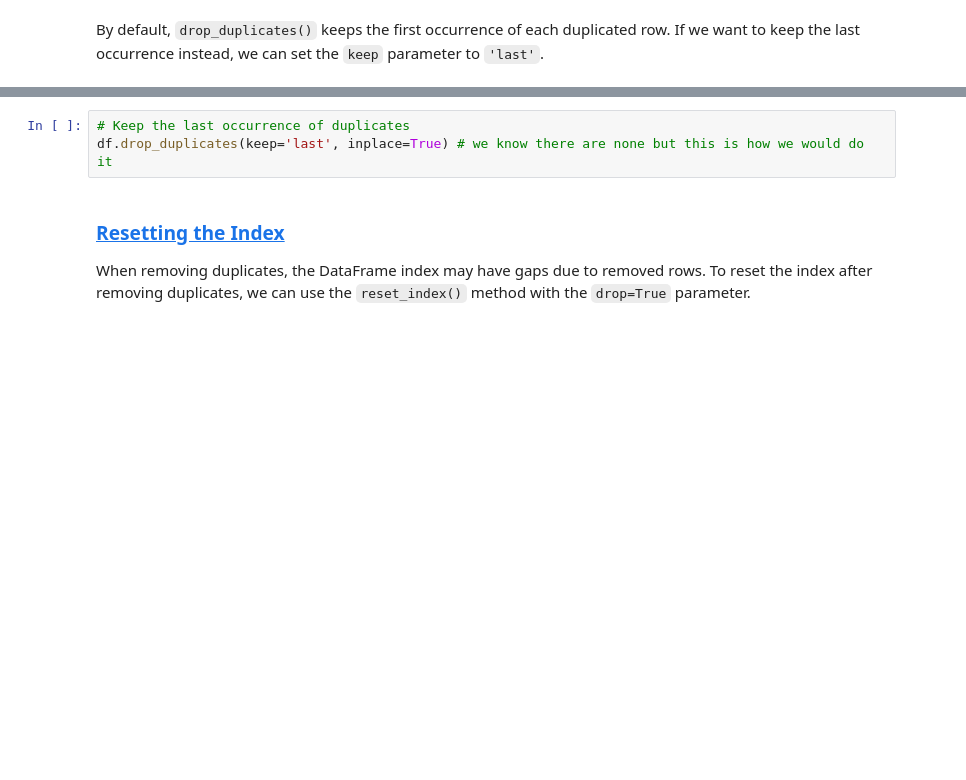
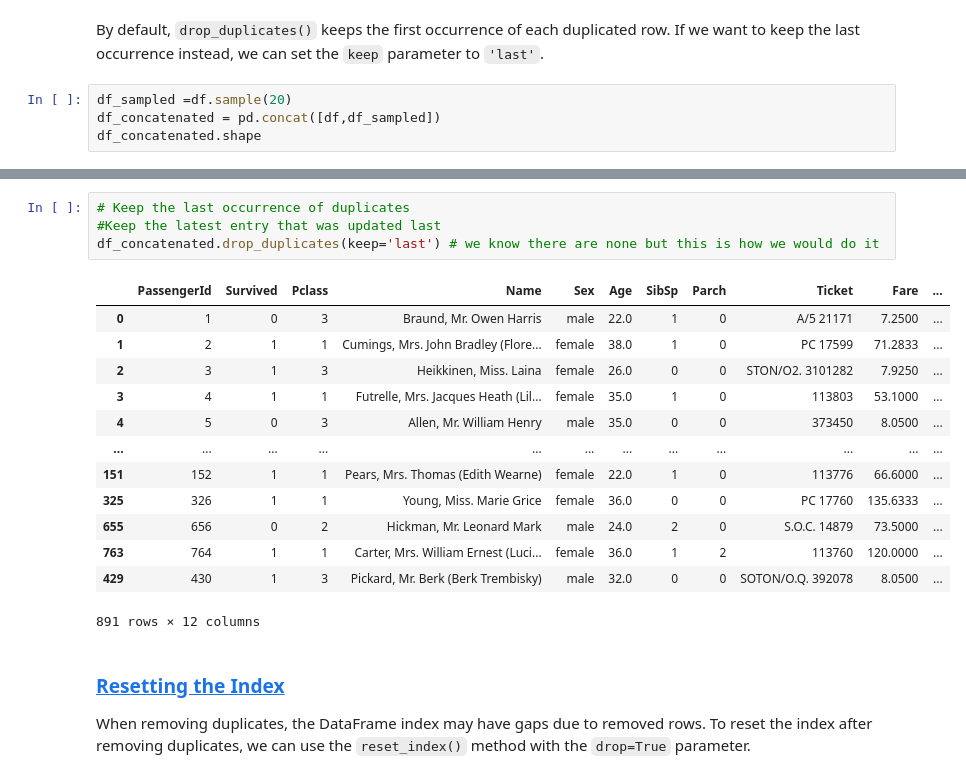
Before and after one commit to TheLazyCactus/ironhack-v4-data-lessons, a Jupyter notebook: cohorts/15_oct_24/02_data_wrangling_and_retrieval/W3D2_cleaning_and_data_manipulation(1).ipynb, the cells around one changed output, grey strips where cells are left out. Cells and saved outputs as stored; diff of their text form; blank space fills up the shorter version.

```diff
--- a/cohorts/15_oct_24/02_data_wrangling_and_retrieval/W3D2_cleaning_and_data_manipulation(1).ipynb
+++ b/cohorts/15_oct_24/02_data_wrangling_and_retrieval/W3D2_cleaning_and_data_manipulation(1).ipynb
@@ -548,2 +916,6 @@ df.drop_duplicates(subset=['Sex', 'Age']) #lets look at the number of rows if we
 # %% [markdown]
 By default, `drop_duplicates()` keeps the first occurrence of each duplicated row. If we want to keep the last occurrence instead, we can set the `keep` parameter to `'last'`.
+# %%
+df_sampled =df.sample(20)
+df_concatenated = pd.concat([df,df_sampled])
+df_concatenated.shape
@@ -550,6 +940,21 @@ By default, `drop_duplicates()` keeps the first occurrence of each duplicated ro
 # %%
 # Keep the last occurrence of duplicates
-df.drop_duplicates(keep='last', inplace=True) # we know there are none but this is how we would do it
+#Keep the latest entry that was updated last
+df_concatenated.drop_duplicates(keep='last') # we know there are none but this is how we would do it
+# %% [output]
+|  | PassengerId | Survived | Pclass | Name | Sex | Age | SibSp | Parch | Ticket | Fare | ... |
+| 0 | 1 | 0 | 3 | Braund, Mr. Owen Harris | male | 22.0 | 1 | 0 | A/5 21171 | 7.2500 | ... |
+| 1 | 2 | 1 | 1 | Cumings, Mrs. John Bradley (Flore... | female | 38.0 | 1 | 0 | PC 17599 | 71.2833 | ... |
+| 2 | 3 | 1 | 3 | Heikkinen, Miss. Laina | female | 26.0 | 0 | 0 | STON/O2. 3101282 | 7.9250 | ... |
+| 3 | 4 | 1 | 1 | Futrelle, Mrs. Jacques Heath (Lil... | female | 35.0 | 1 | 0 | 113803 | 53.1000 | ... |
+| 4 | 5 | 0 | 3 | Allen, Mr. William Henry | male | 35.0 | 0 | 0 | 373450 | 8.0500 | ... |
+| ... | ... | ... | ... | ... | ... | ... | ... | ... | ... | ... | ... |
+| 151 | 152 | 1 | 1 | Pears, Mrs. Thomas (Edith Wearne) | female | 22.0 | 1 | 0 | 113776 | 66.6000 | ... |
+| 325 | 326 | 1 | 1 | Young, Miss. Marie Grice | female | 36.0 | 0 | 0 | PC 17760 | 135.6333 | ... |
+| 655 | 656 | 0 | 2 | Hickman, Mr. Leonard Mark | male | 24.0 | 2 | 0 | S.O.C. 14879 | 73.5000 | ... |
+| 763 | 764 | 1 | 1 | Carter, Mrs. William Ernest (Luci... | female | 36.0 | 1 | 2 | 113760 | 120.0000 | ... |
+| 429 | 430 | 1 | 3 | Pickard, Mr. Berk (Berk Trembisky) | male | 32.0 | 0 | 0 | SOTON/O.Q. 392078 | 8.0500 | ... |
+891 rows × 12 columns
 # %% [markdown]
 ### <a id='toc1_2_4_'></a>[Resetting the Index](#toc0_)
 
```
Also changed, not shown: parts of 106 cells of this notebook.
